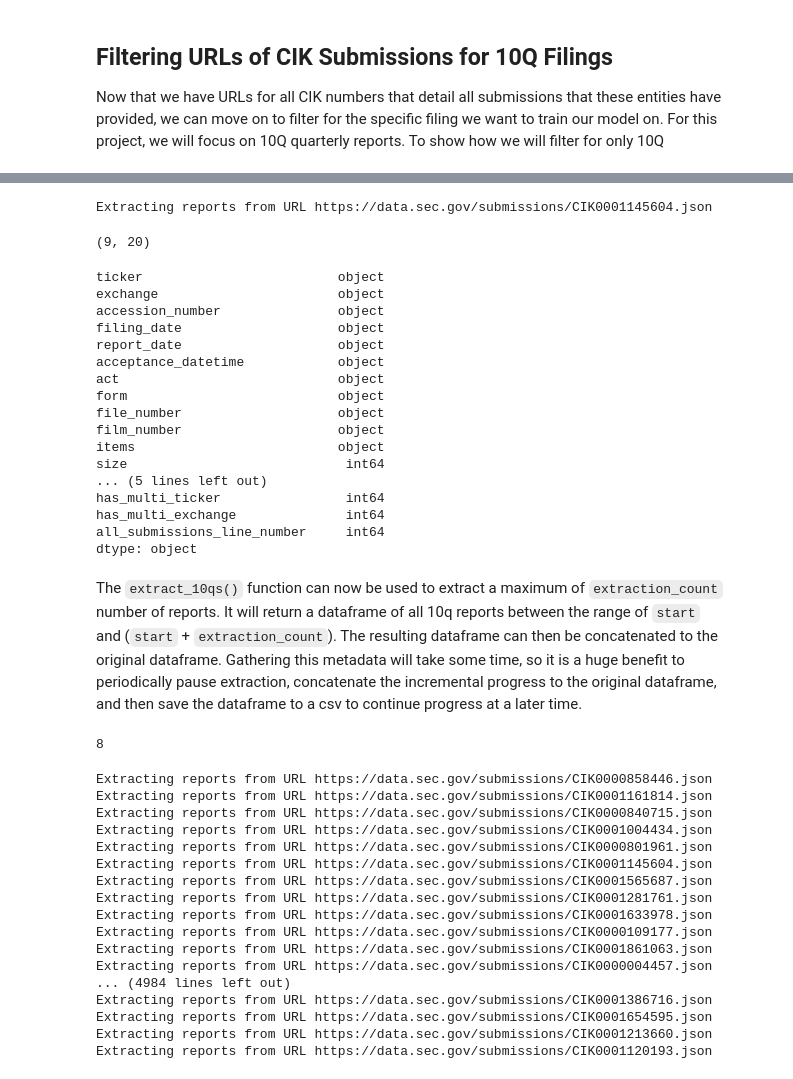
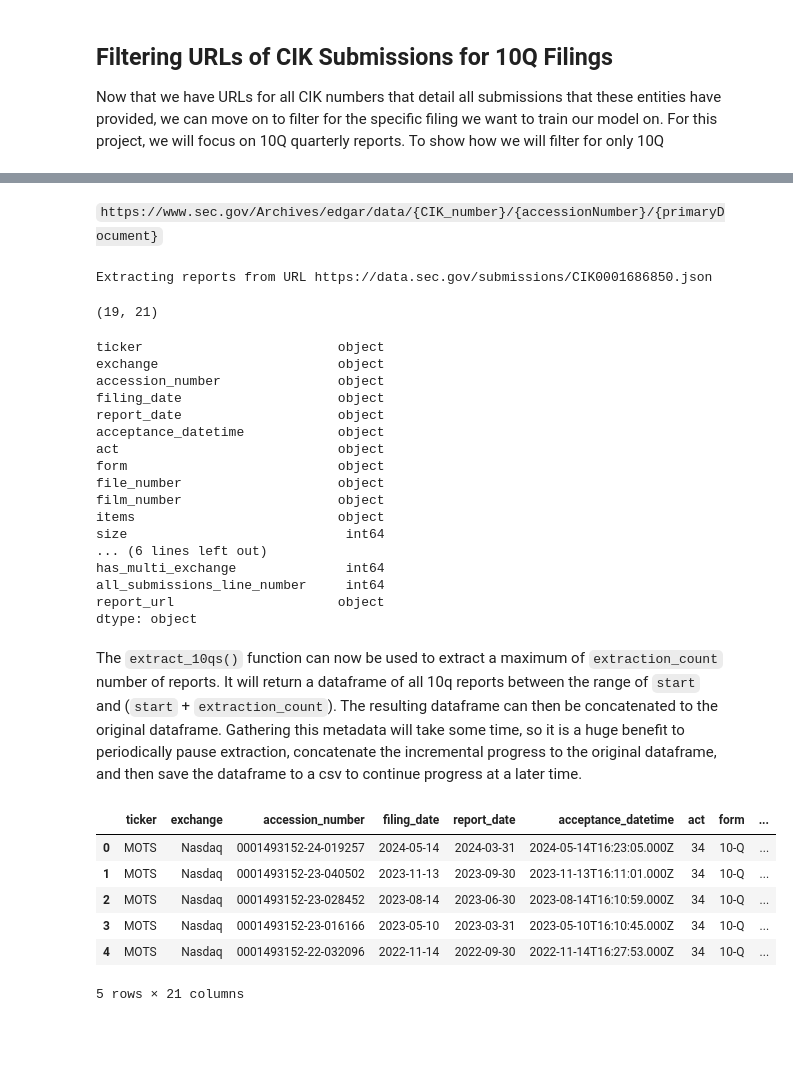
Before and after one commit to raffysantayana/sec_summarizer, a Jupyter notebook: code/GatheringTheData.ipynb, the cells around one changed output, grey strips where cells are left out. Saved outputs shown, nothing was run; the diff lists cells and outputs as text; code cells hidden in the pictures; blank space fills up the shorter version.

```diff
--- a/code/GatheringTheData.ipynb
+++ b/code/GatheringTheData.ipynb
@@ -312,3 +340,5 @@ CHANGES TO SYSTEM FUND ARRANGEMENTS
+# %% [markdown]
+`https://www.sec.gov/Archives/edgar/data/{CIK_number}/{accessionNumber}/{primaryDocument}`
 # %%
 # Make a function that loops through the length of response.json()['filings']['recent'] and populates a list
 # whose items are in the order of the dataframe columns
@@ -335,6 +365,7 @@ def extract_10qs(cik_url_index=0):
     has_multi_tickers = []
     has_multi_exchanges = []
     all_submissions_line_numbers = []
+    report_urls = []
 
     with open('../data/all_submissions.txt', 'r') as file_reader:
         lines = file_reader.readlines()
@@ -345,10 +376,15 @@ def extract_10qs(cik_url_index=0):
             # print(f'cik_index {cik_index} >= start {start} = {cik_index >= start}')
             # if cik_index >= start:
         print(f'Extracting reports from URL {line}', end='\r')
+
+        # save cik number to build report url later
+        cik_number = line.split('/')[-1].split('.')[0][3:].strip('0')
+
         response = requests.get(line.strip(), headers=headers)
 
         # WAIT 1 SECOND TO NOT DDOS THE GOVERNMENT
         time.sleep(1)
+
         if response.status_code != 200:
             print(f'Status code {response.status_code} received for URL {line.strip()}. URL on line {line_counter + 1}', end='\r')
         json = response.json()
@@ -389,6 +425,7 @@ def extract_10qs(cik_url_index=0):
                 else:
                     has_multi_exchanges.append(0)
                 all_submissions_line_numbers.append(cik_url_index + 1)
+                report_urls.append(f'https://www.sec.gov/Archives/edgar/data/{cik_number}/{ticker_filings["accessionNumber"][i_curr_ticker_filings].replace("-", "")}/{ticker_filings["primaryDocument"][i_curr_ticker_filings]}')
     return pd.DataFrame({
         'ticker': tickers,
         'exchange': exchanges,
@@ -409,14 +446,15 @@ def extract_10qs(cik_url_index=0):
         'source': [source.strip() for source in sources],
         'has_multi_ticker': has_multi_tickers,
         'has_multi_exchange': has_multi_exchanges,
-        'all_submissions_line_number': all_submissions_line_numbers
+        'all_submissions_line_number': all_submissions_line_numbers,
+        'report_url': report_urls
     })
 # %%
-functional_test_df = extract_10qs(cik_url_index=5)
+functional_test_df = extract_10qs(cik_url_index=0)
 functional_test_df.shape
 # %% [output]
-Extracting reports from URL https://data.sec.gov/submissions/CIK0001145604.json
+Extracting reports from URL https://data.sec.gov/submissions/CIK0001686850.json
-(9, 20)
+(19, 21)
 # %%
 functional_test_df.dtypes
 # %% [output]
@@ -432,14 +470,20 @@ file_number                    object
 film_number                    object
 items                          object
 size                            int64
-... (5 lines left out)
-has_multi_ticker                int64
+... (6 lines left out)
 has_multi_exchange              int64
 all_submissions_line_number     int64
+report_url                     object
 dtype: object
 # %% [markdown]
 The `extract_10qs()` function can now be used to extract a maximum of `extraction_count` number of reports. It will return a dataframe of all 10q reports between the range of `start` and (`start` + `extraction_count`). The resulting dataframe can then be concatenated to the original dataframe. Gathering this metadata will take some time, so it is a huge benefit to periodically pause extraction, concatenate the incremental progress to the original dataframe, and then save the dataframe to a csv to continue progress at a later time.
 # %%
-functional_test_df.index.max()
+functional_test_df.head()
 # %% [output]
+|  | ticker | exchange | accession_number | filing_date | report_date | acceptance_datetime | act | form | ... |
+| 0 | MOTS | Nasdaq | 0001493152-24-019257 | 2024-05-14 | 2024-03-31 | 2024-05-14T16:23:05.000Z | 34 | 10-Q | ... |
+| 1 | MOTS | Nasdaq | 0001493152-23-040502 | 2023-11-13 | 2023-09-30 | 2023-11-13T16:11:01.000Z | 34 | 10-Q | ... |
+| 2 | MOTS | Nasdaq | 0001493152-23-028452 | 2023-08-14 | 2023-06-30 | 2023-08-14T16:10:59.000Z | 34 | 10-Q | ... |
+| 3 | MOTS | Nasdaq | 0001493152-23-016166 | 2023-05-10 | 2023-03-31 | 2023-05-10T16:10:45.000Z | 34 | 10-Q | ... |
+| 4 | MOTS | Nasdaq | 0001493152-22-032096 | 2022-11-14 | 2022-09-30 | 2022-11-14T16:27:53.000Z | 34 | 10-Q | ... |
-8
+5 rows × 21 columns
@@ -450,24 +489,0 @@ df = pd.DataFrame(columns=['ticker', 'exchange', 'accession_number', 'filing_dat
-# %%
-with open('../data/all_submissions.txt', 'r') as submissions:
-    lines = submissions.readlines()
-    for i_line in range(len(lines)):
-        df = pd.concat([df, extract_10qs(i_line)], axis=0)
-        df.to_csv('../data/debug/all_10qs.csv')
-# %% [output]
-Extracting reports from URL https://data.sec.gov/submissions/CIK0000858446.json
-Extracting reports from URL https://data.sec.gov/submissions/CIK0001161814.json
-Extracting reports from URL https://data.sec.gov/submissions/CIK0000840715.json
-Extracting reports from URL https://data.sec.gov/submissions/CIK0001004434.json
-Extracting reports from URL https://data.sec.gov/submissions/CIK0000801961.json
-Extracting reports from URL https://data.sec.gov/submissions/CIK0001145604.json
-Extracting reports from URL https://data.sec.gov/submissions/CIK0001565687.json
-Extracting reports from URL https://data.sec.gov/submissions/CIK0001281761.json
-Extracting reports from URL https://data.sec.gov/submissions/CIK0001633978.json
-Extracting reports from URL https://data.sec.gov/submissions/CIK0000109177.json
-Extracting reports from URL https://data.sec.gov/submissions/CIK0001861063.json
-Extracting reports from URL https://data.sec.gov/submissions/CIK0000004457.json
-... (4984 lines left out)
-Extracting reports from URL https://data.sec.gov/submissions/CIK0001386716.json
-Extracting reports from URL https://data.sec.gov/submissions/CIK0001654595.json
-Extracting reports from URL https://data.sec.gov/submissions/CIK0001213660.json
-Extracting reports from URL https://data.sec.gov/submissions/CIK0001120193.json
```
Also changed, not shown: parts of 55 cells of this notebook, 5 other files.
